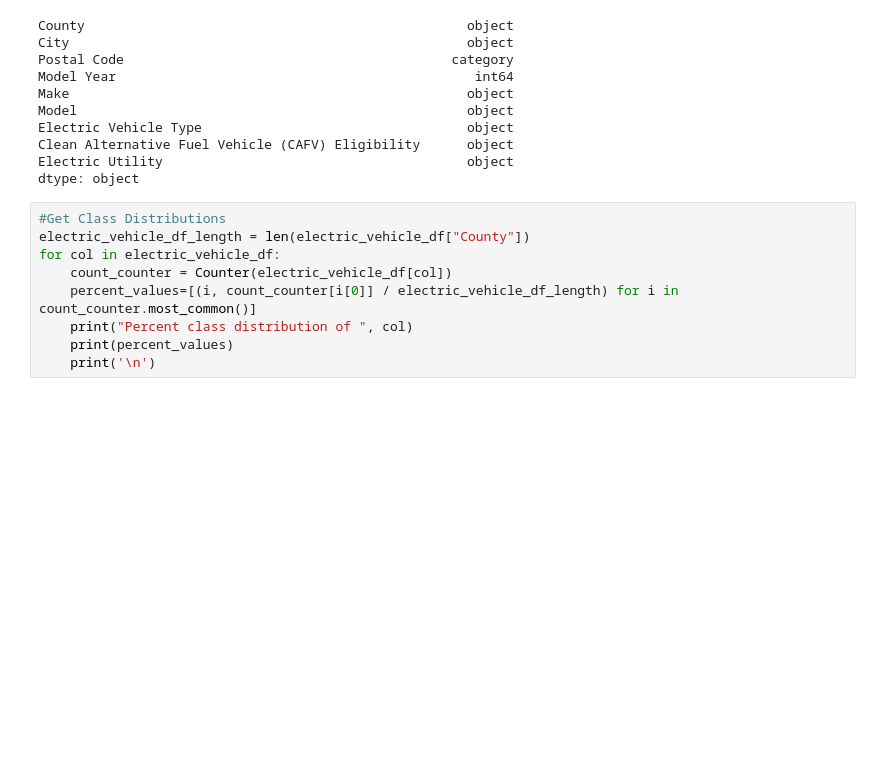
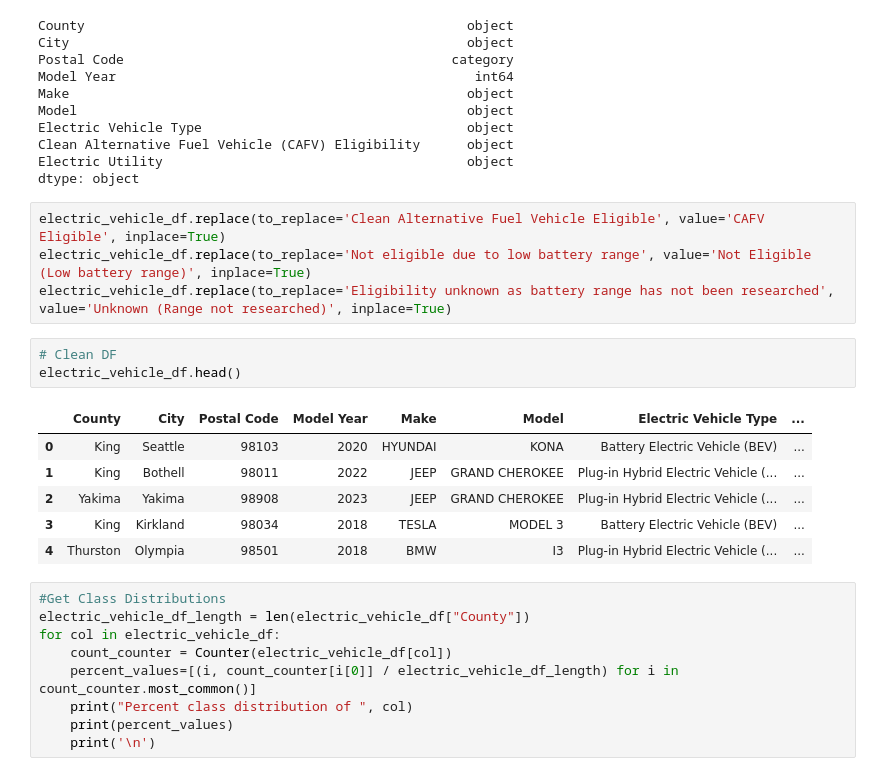
Before and after one commit to rileyfroehlich/DAAN881-Final-Project, a Jupyter notebook: data_clean.ipynb, the cells around one changed output. Saved outputs shown, nothing was run; the diff lists cells and outputs as text; blank space fills up the shorter version.

Commit message:
String replace on CAFV Eligibility

```diff
--- a/data_clean.ipynb
+++ b/data_clean.ipynb
@@ -98,6 +98,20 @@ Electric Vehicle Type                                  object
 Clean Alternative Fuel Vehicle (CAFV) Eligibility      object
 Electric Utility                                       object
 dtype: object
+# %%
+electric_vehicle_df.replace(to_replace='Clean Alternative Fuel Vehicle Eligible', value='CAFV Eligible', inplace=True)
+electric_vehicle_df.replace(to_replace='Not eligible due to low battery range', value='Not Eligible (Low battery range)', inplace=True)
+electric_vehicle_df.replace(to_replace='Eligibility unknown as battery range has not been researched', value='Unknown (Range not researched)', inplace=True)
+# %%
+# Clean DF
+electric_vehicle_df.head()
+# %% [output]
+|  | County | City | Postal Code | Model Year | Make | Model | Electric Vehicle Type | ... |
+| 0 | King | Seattle | 98103 | 2020 | HYUNDAI | KONA | Battery Electric Vehicle (BEV) | ... |
+| 1 | King | Bothell | 98011 | 2022 | JEEP | GRAND CHEROKEE | Plug-in Hybrid Electric Vehicle (... | ... |
+| 2 | Yakima | Yakima | 98908 | 2023 | JEEP | GRAND CHEROKEE | Plug-in Hybrid Electric Vehicle (... | ... |
+| 3 | King | Kirkland | 98034 | 2018 | TESLA | MODEL 3 | Battery Electric Vehicle (BEV) | ... |
+| 4 | Thurston | Olympia | 98501 | 2018 | BMW | I3 | Plug-in Hybrid Electric Vehicle (... | ... |
 # %%
 #Get Class Distributions
 electric_vehicle_df_length = len(electric_vehicle_df["County"])
```
Also changed, not shown: parts of 1 cell of this notebook.
